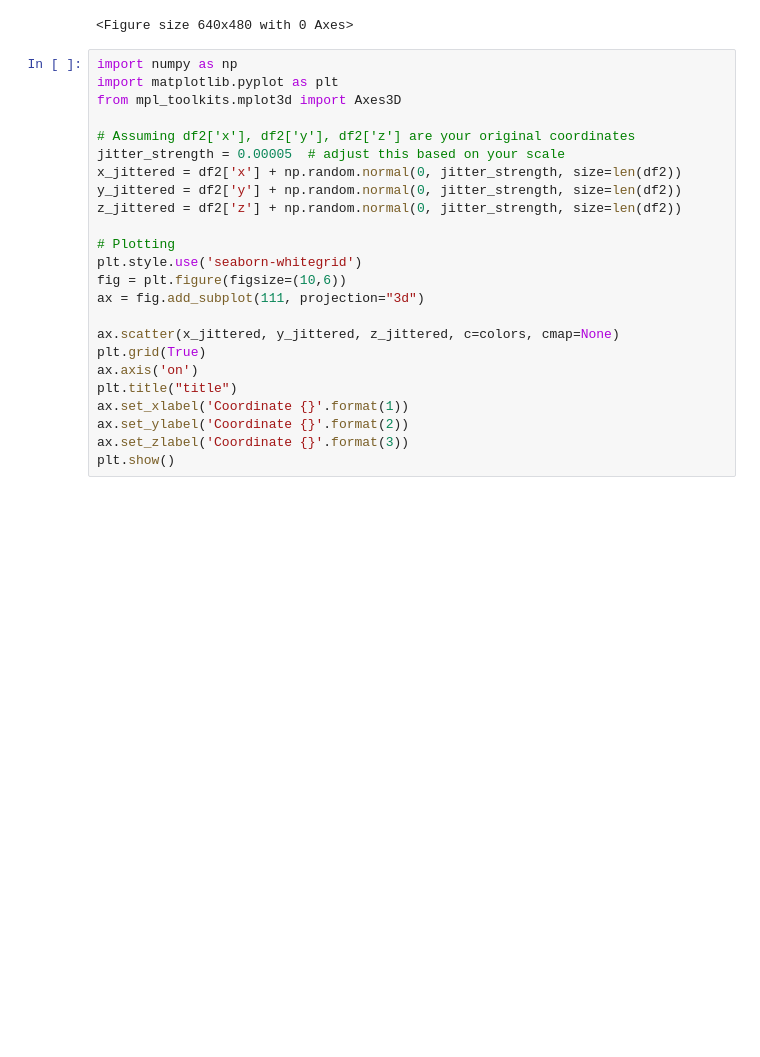
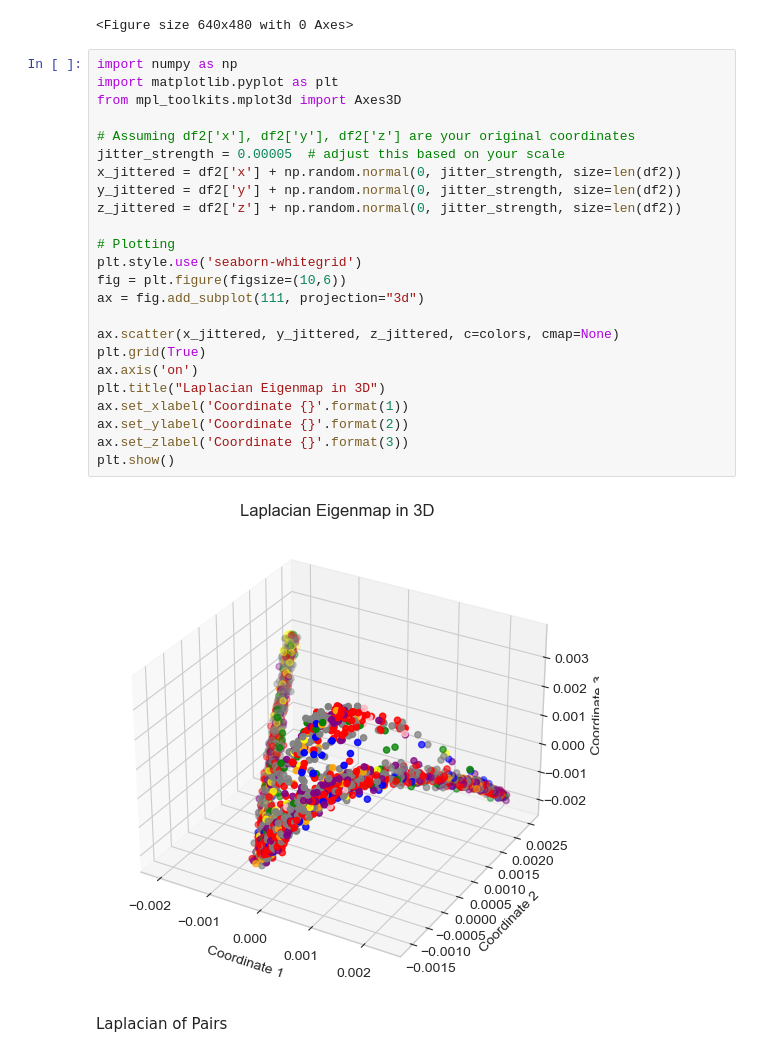
Before and after one commit to shanelee2027/Eyeball232Project, a Jupyter notebook: LE.ipynb, the cells around one changed output. Saved outputs shown, nothing was run; the diff lists cells and outputs as text; blank space fills up the shorter version.

```diff
--- a/LE.ipynb
+++ b/LE.ipynb
@@ -116,24 +117,28 @@ plt.clf()
 # %%
 import numpy as np
 import matplotlib.pyplot as plt
 from mpl_toolkits.mplot3d import Axes3D
 
 # Assuming df2['x'], df2['y'], df2['z'] are your original coordinates
 jitter_strength = 0.00005  # adjust this based on your scale
 x_jittered = df2['x'] + np.random.normal(0, jitter_strength, size=len(df2))
 y_jittered = df2['y'] + np.random.normal(0, jitter_strength, size=len(df2))
 z_jittered = df2['z'] + np.random.normal(0, jitter_strength, size=len(df2))
 
 # Plotting
 plt.style.use('seaborn-whitegrid')
 fig = plt.figure(figsize=(10,6))
 ax = fig.add_subplot(111, projection="3d")
 
 ax.scatter(x_jittered, y_jittered, z_jittered, c=colors, cmap=None)
 plt.grid(True)
 ax.axis('on')
-plt.title("title")
+plt.title("Laplacian Eigenmap in 3D")
 ax.set_xlabel('Coordinate {}'.format(1))
 ax.set_ylabel('Coordinate {}'.format(2))
 ax.set_zlabel('Coordinate {}'.format(3))
 plt.show()
+# %% [output]
+[figure, added]
+# %% [markdown]
+Laplacian of Pairs
```
Also changed, not shown: parts of 6 cells of this notebook.
